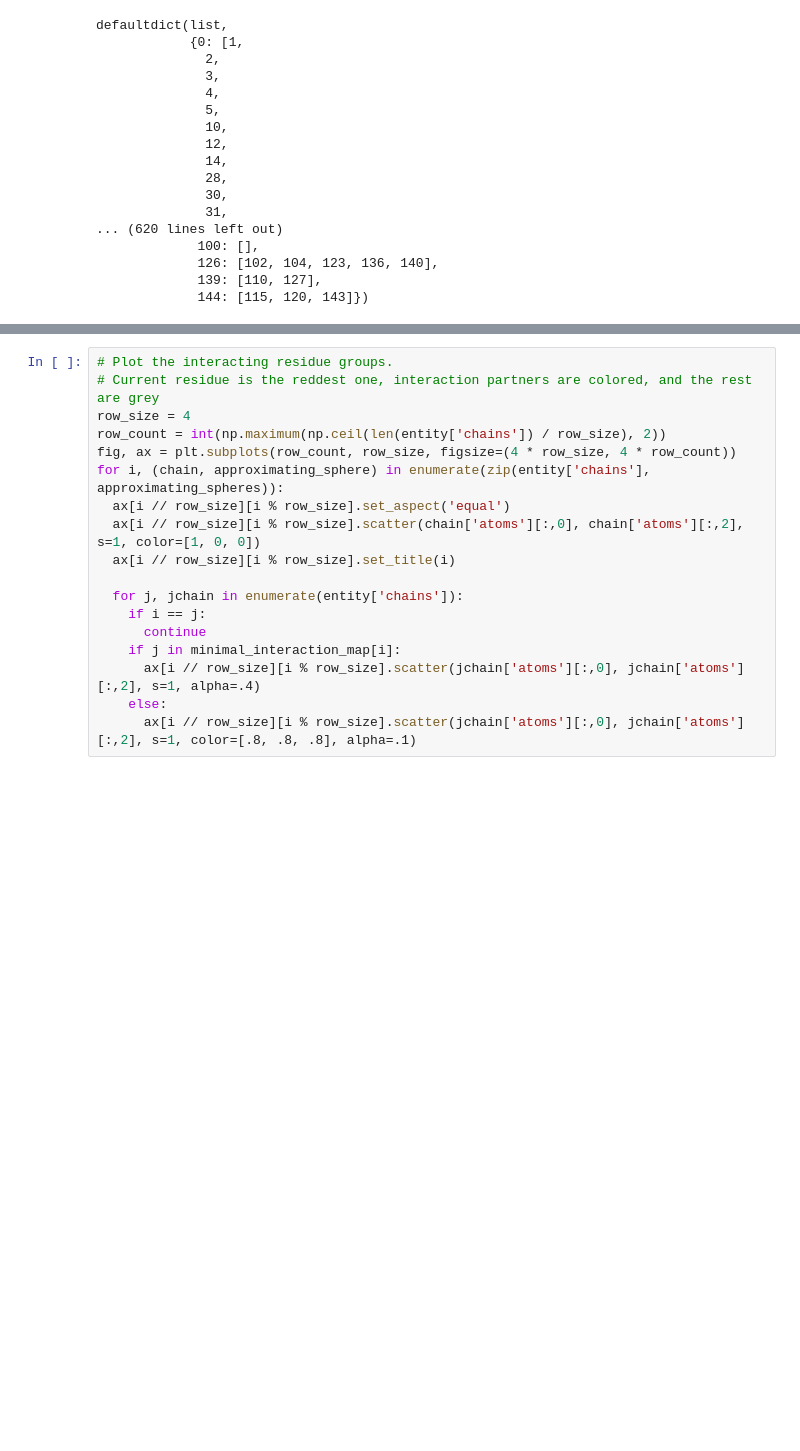
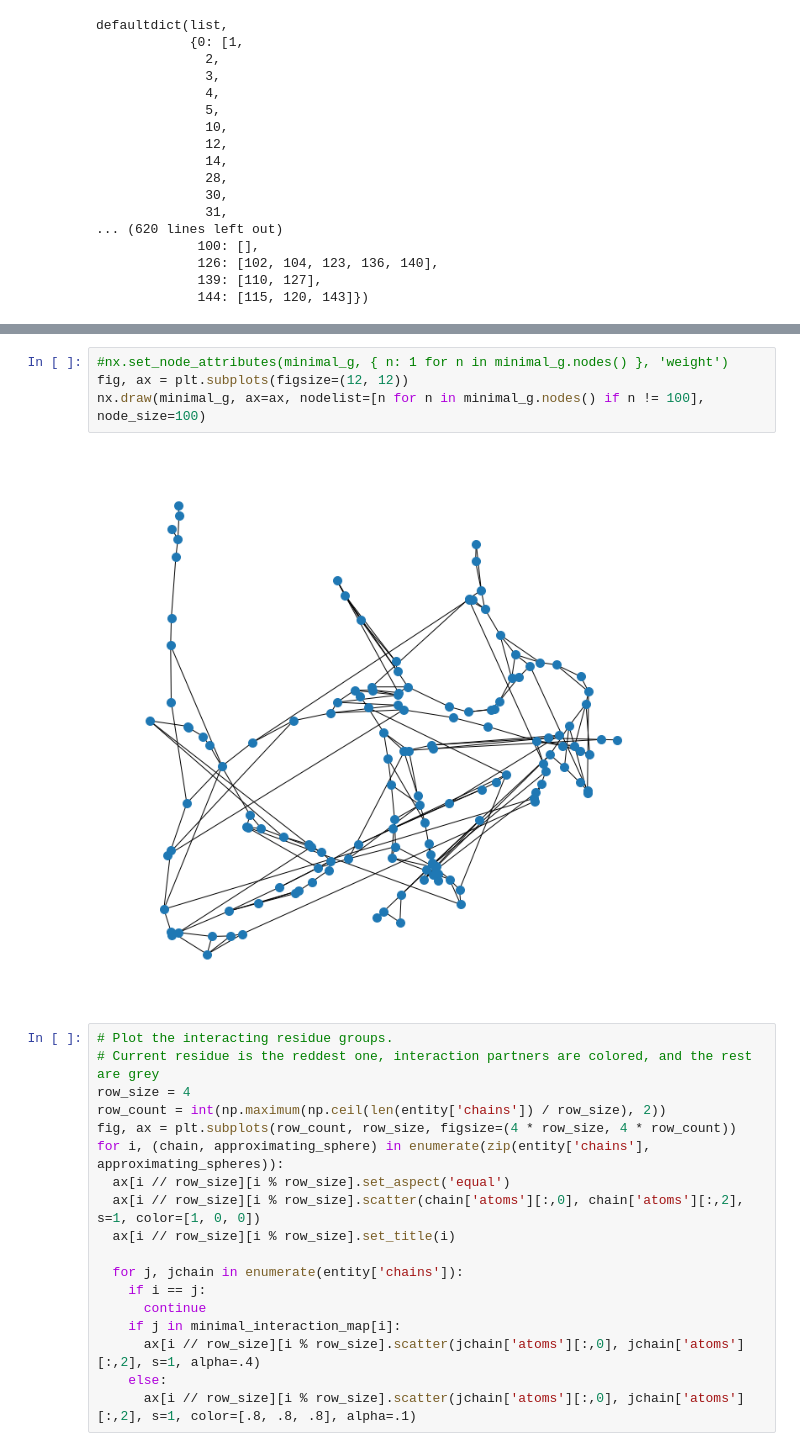
Before and after one commit to justgos/spatial-cell, a Jupyter notebook: universe-config/complexification-config.ipynb, the cells around one changed output, grey strips where cells are left out. Drawn from its saved outputs; the diff is of its cells as text; blank space fills up the shorter version.

```diff
--- a/universe-config/complexification-config.ipynb
+++ b/universe-config/complexification-config.ipynb
@@ -353,3 +379,9 @@ Minimal node degrees: [4, 4, 4, 4, 4, 4, 4, 4, 4, 4, 4, 4, 4, 4, 4, 4, 4, 4, 4,
+# %%
+#nx.set_node_attributes(minimal_g, { n: 1 for n in minimal_g.nodes() }, 'weight')
+fig, ax = plt.subplots(figsize=(12, 12))
+nx.draw(minimal_g, ax=ax, nodelist=[n for n in minimal_g.nodes() if n != 100], node_size=100)
+# %% [output]
+[figure, added]
 # %%
 # Plot the interacting residue groups.
 # Current residue is the reddest one, interaction partners are colored, and the rest are grey
```
Also changed, not shown: parts of 4 cells of this notebook, 13 other files.
